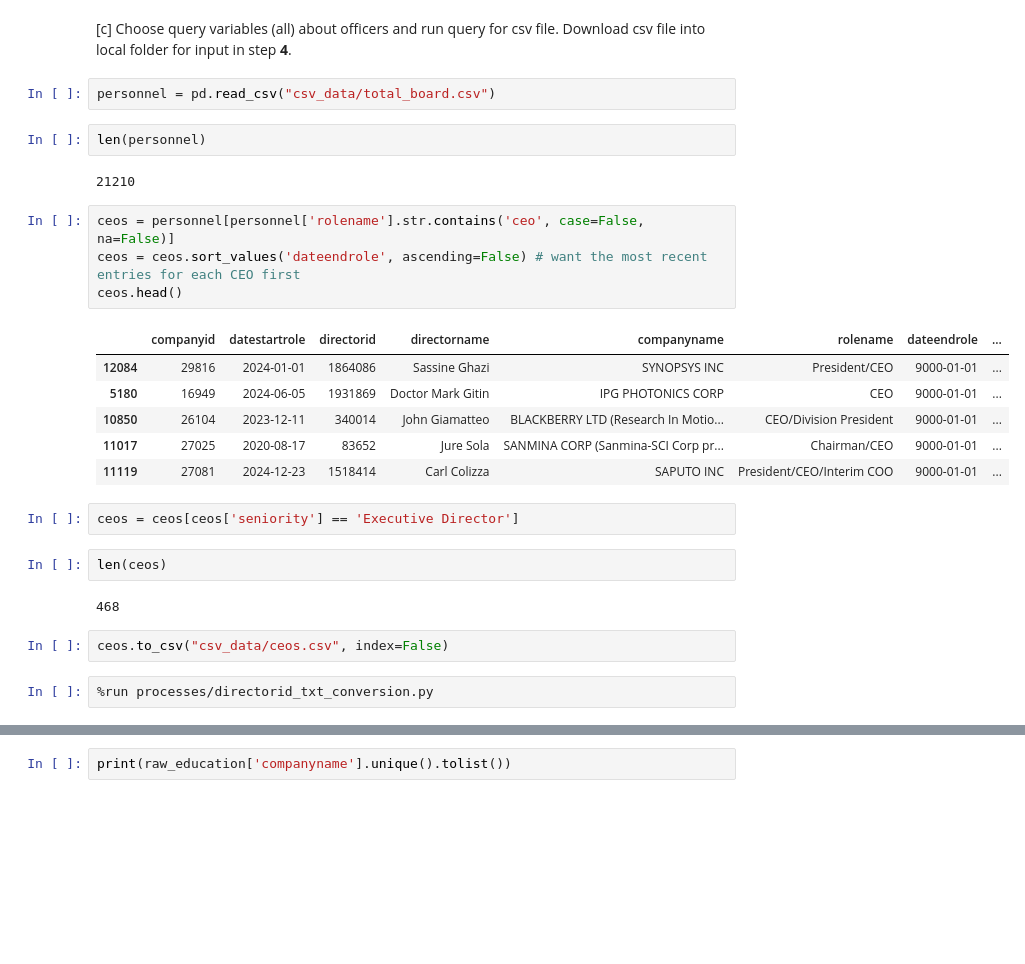
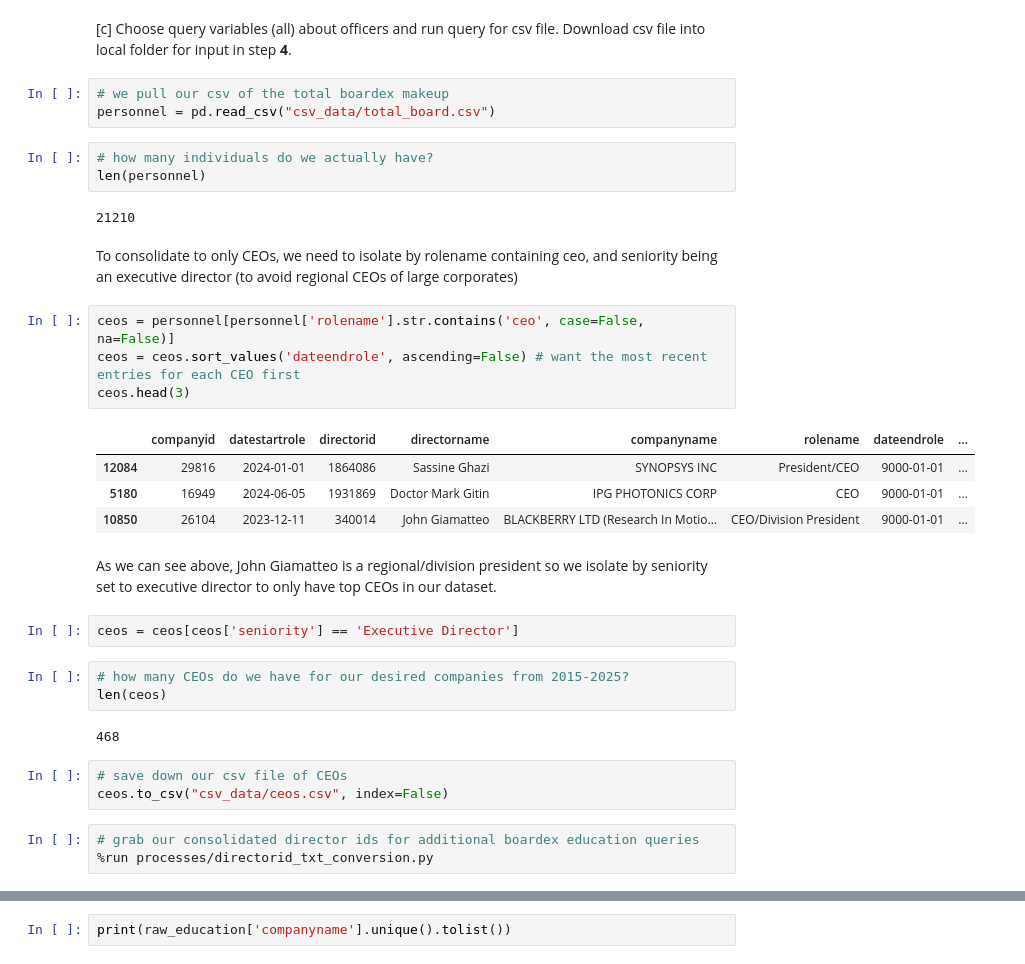
Before and after one commit to thefleok/QMSS_CEO_Thesis, a Jupyter notebook: Data Wrangling/core_data_workflow.ipynb, the cells around one changed output, grey strips where cells are left out. Saved outputs shown, nothing was run; the diff lists cells and outputs as text; blank space fills up the shorter version.

```diff
--- a/Data Wrangling/core_data_workflow.ipynb
+++ b/Data Wrangling/core_data_workflow.ipynb
@@ -78,29 +78,36 @@ len(boardex_id)
 # %% [markdown]
 [c] Choose query variables (all) about officers and run query for csv file. Download csv file into local folder for input in step **4**.
 # %%
+# we pull our csv of the total boardex makeup
 personnel = pd.read_csv("csv_data/total_board.csv")
 # %%
+# how many individuals do we actually have?
 len(personnel)
 # %% [output]
 21210
+# %% [markdown]
+To consolidate to only CEOs, we need to isolate by rolename containing ceo, and seniority being an executive director (to avoid regional CEOs of large corporates)
 # %%
 ceos = personnel[personnel['rolename'].str.contains('ceo', case=False, na=False)]
 ceos = ceos.sort_values('dateendrole', ascending=False) # want the most recent entries for each CEO first
-ceos.head()
+ceos.head(3)
 # %% [output]
 |  | companyid | datestartrole | directorid | directorname | companyname | rolename | dateendrole | ... |
 | 12084 | 29816 | 2024-01-01 | 1864086 | Sassine Ghazi | SYNOPSYS INC | President/CEO | 9000-01-01 | ... |
 | 5180 | 16949 | 2024-06-05 | 1931869 | Doctor Mark Gitin | IPG PHOTONICS CORP | CEO | 9000-01-01 | ... |
 | 10850 | 26104 | 2023-12-11 | 340014 | John Giamatteo | BLACKBERRY LTD (Research In Motio... | CEO/Division President | 9000-01-01 | ... |
-| 11017 | 27025 | 2020-08-17 | 83652 | Jure Sola | SANMINA CORP (Sanmina-SCI Corp pr... | Chairman/CEO | 9000-01-01 | ... |
-| 11119 | 27081 | 2024-12-23 | 1518414 | Carl Colizza | SAPUTO INC | President/CEO/Interim COO | 9000-01-01 | ... |
+# %% [markdown]
+As we can see above, John Giamatteo is a regional/division president so we isolate by seniority set to executive director to only have top CEOs in our dataset.
 # %%
 ceos = ceos[ceos['seniority'] == 'Executive Director']
 # %%
+# how many CEOs do we have for our desired companies from 2015-2025?
 len(ceos)
 # %% [output]
 468
 # %%
+# save down our csv file of CEOs
 ceos.to_csv("csv_data/ceos.csv", index=False)
 # %%
+# grab our consolidated director ids for additional boardex education queries
 %run processes/directorid_txt_conversion.py
```
Also changed, not shown: parts of 9 cells of this notebook.
